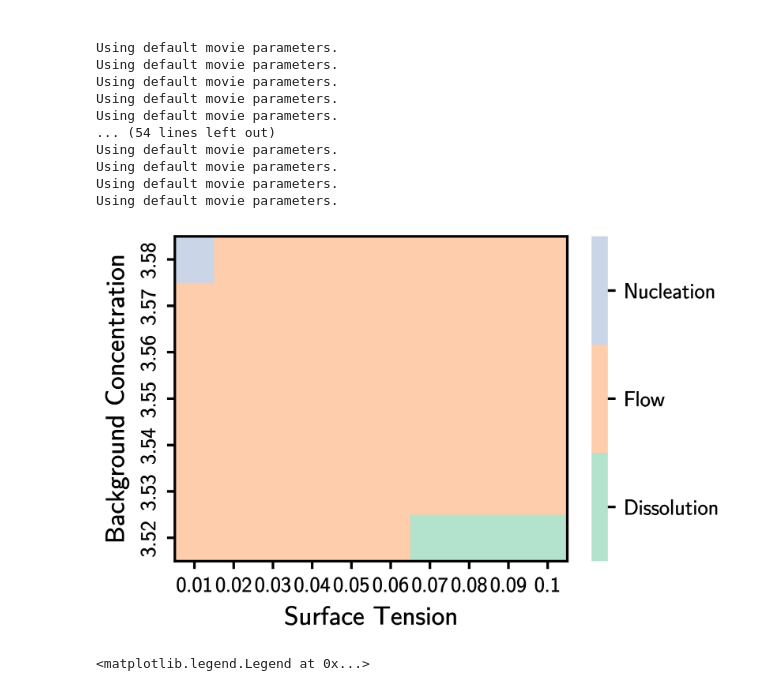
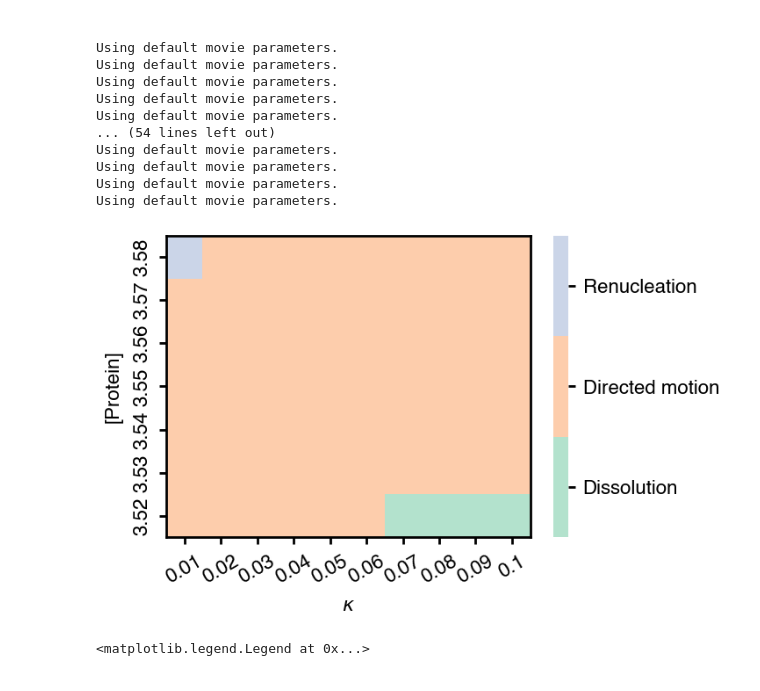
Before and after one commit to gohdavid/CoupledEPCondensates, a Jupyter notebook: workspace/01_Analysis/20240218_SurfaceTension.ipynb, the cells around one changed output. Cells and saved outputs as stored; diff of their text form; code cells hidden in the pictures.

```diff
--- a/workspace/01_Analysis/20240218_SurfaceTension.ipynb
+++ b/workspace/01_Analysis/20240218_SurfaceTension.ipynb
@@ -72,25 +73,33 @@ pivot = df.pivot(index="initial_values",columns="kappa_tilde",values=["max_eccen
 # %%
 variable = "n_condensate"
 cbarlabel = variable
-fig, ax = plt.subplots()
+fig, ax = plt.subplots(figsize=(8.5*_CM,8.5*_CM*2/3))
 g = sns.heatmap(pivot[variable], ax = ax,
                 cbar_kws={'label': ""},
                 cmap=sns.color_palette(sns.color_palette("Pastel2")[:3]),
                 vmin=0,vmax=2)
+
 colorbar = ax.collections[0].colorbar
 
 ax.invert_yaxis()
-ax.set_xlabel("Surface Tension")
-ax.set_ylabel("Background Concentration")
+ax.set_xlabel("$\kappa$")
+ax.set_ylabel("[Protein]")
 for spine in ax.spines:
     ax.spines[spine].set_visible(True)
 
 n = 3
 r = colorbar.vmax - colorbar.vmin
 colorbar.set_ticks([colorbar.vmin + r / n * (0.5 + i) for i in range(n)])
-colorbar.set_ticklabels(["Dissolution", "Flow", "Nucleation"])
+colorbar.set_ticklabels(["Dissolution", "Directed motion", "Renucleation"])
+
+ax.tick_params(axis='x', labelrotation=30)
+
+# colorbar.remove()
+
+plt.savefig(_FIGURE_DIR / "SIFig_SurfaceTension.pdf")
+plt.savefig(_FIGURE_DIR / "SIFig_SurfaceTension.png")
 # %% [output]
-[figure, old version]
+[figure, new version]
 # %%
 # df.to_pickle("20240218_SurfaceTension.pkl")
 # %%
```
Also changed, not shown: parts of 5 cells of this notebook, 6 other files.
